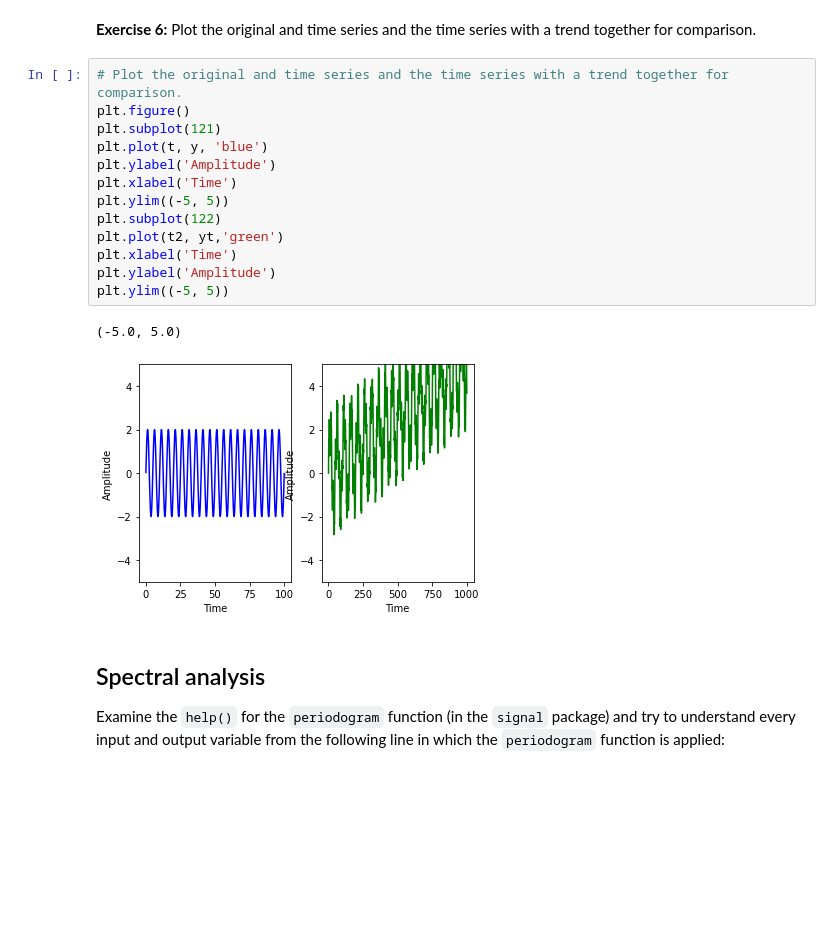
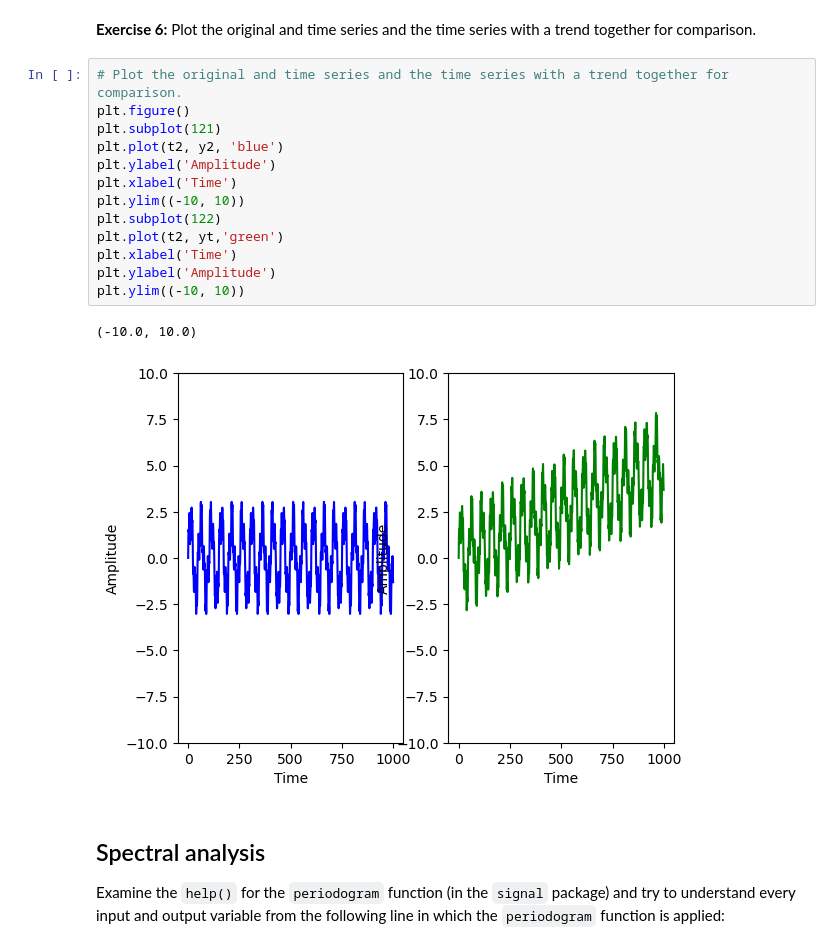
Before and after one commit to nielsjdewinter/VU_Data_analysis_Jupyter_labs, a Jupyter notebook: Lab06/Lab06_TSA1_solutions.ipynb, the cells around one changed output. Saved outputs shown, nothing was run; the diff lists cells and outputs as text; blank space fills up the shorter version.

```diff
--- a/Lab06/Lab06_TSA1_solutions.ipynb
+++ b/Lab06/Lab06_TSA1_solutions.ipynb
@@ -134,19 +134,19 @@ yt = y2 + 0.005 * t2
 # %%
 # Plot the original and time series and the time series with a trend together for comparison.
 plt.figure()
 plt.subplot(121)
-plt.plot(t, y, 'blue')
+plt.plot(t2, y2, 'blue')
 plt.ylabel('Amplitude')
 plt.xlabel('Time')
-plt.ylim((-5, 5))
+plt.ylim((-10, 10))
 plt.subplot(122)
 plt.plot(t2, yt,'green')
 plt.xlabel('Time')
 plt.ylabel('Amplitude')
-plt.ylim((-5, 5))
+plt.ylim((-10, 10))
 # %% [output]
-(-5.0, 5.0)
+(-10.0, 10.0)
-[figure, old version]
+[figure, new version]
 # %% [markdown]
 ## Spectral analysis
 Examine the `help()` for the `periodogram` function (in the `signal` package) and try to understand every input and output variable from the following line in which the `periodogram` function is applied:
```
Also changed, not shown: parts of 9 cells of this notebook, 45 other files.
